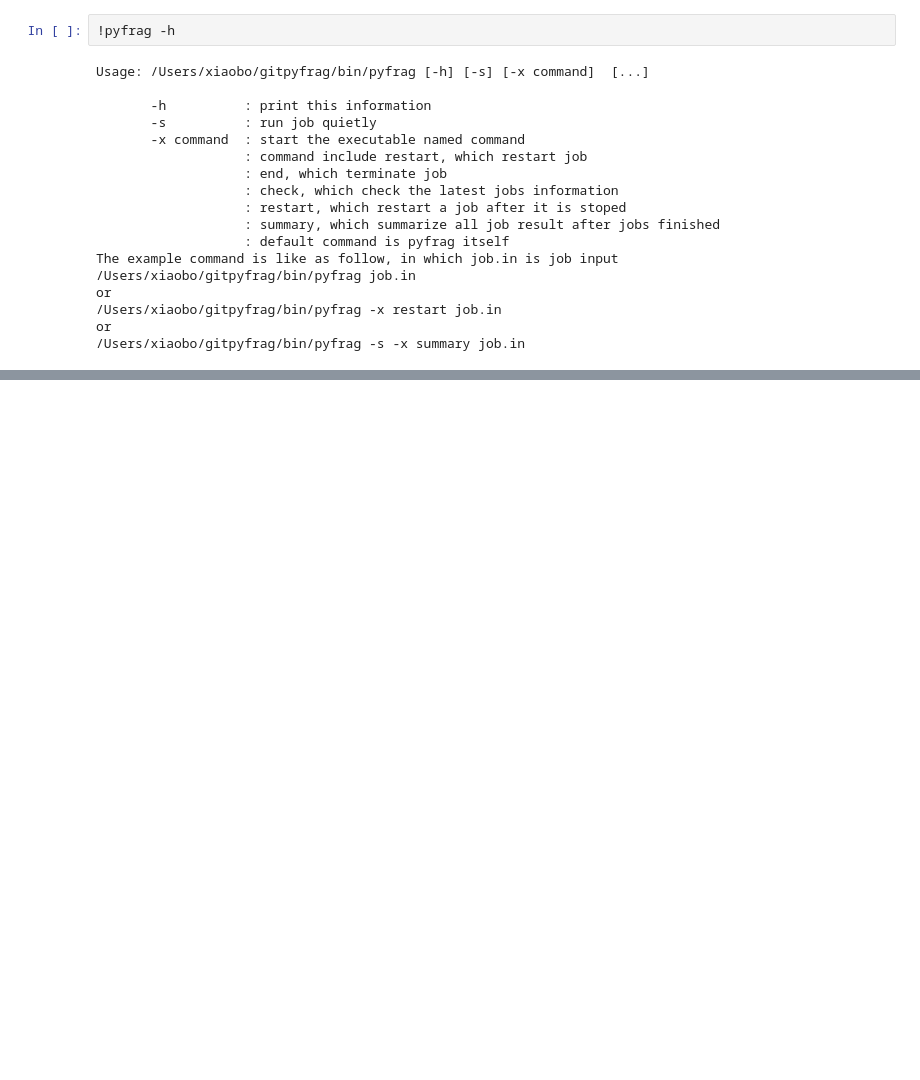
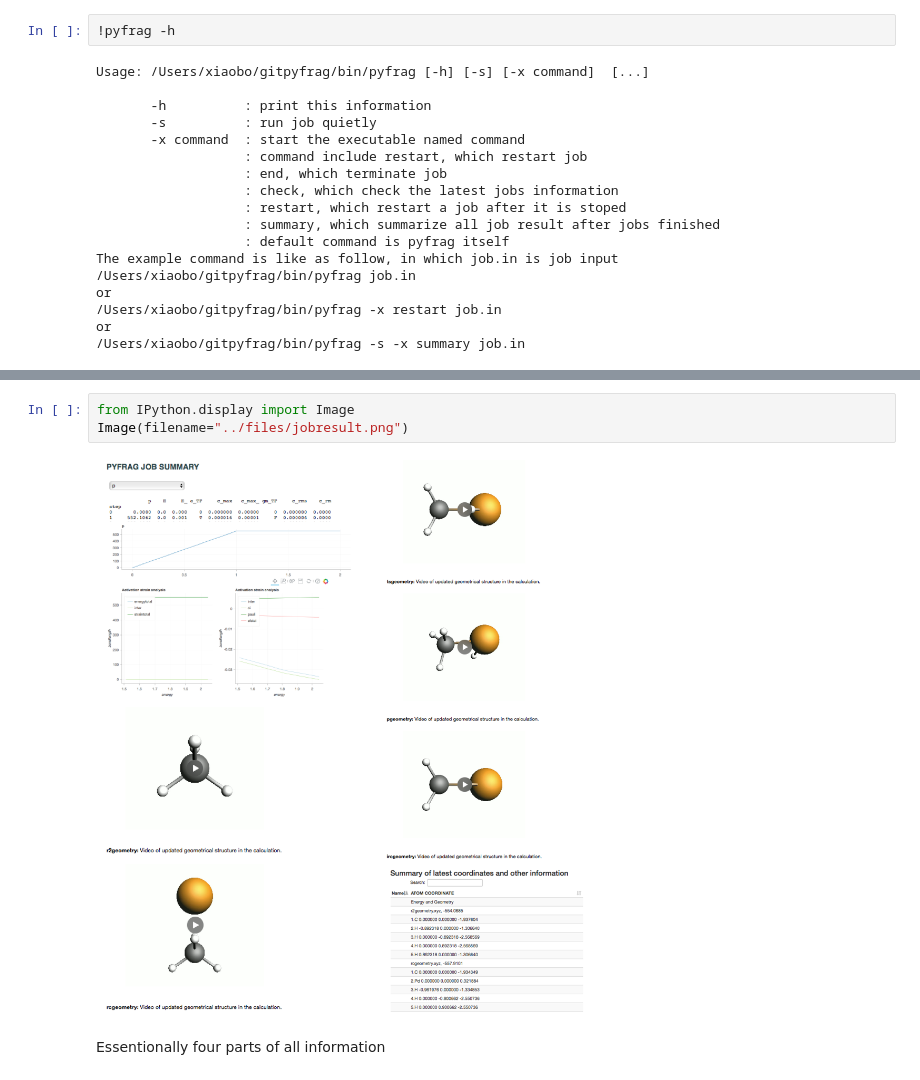
Before and after one commit to TheoChem-VU/PyFrag, a Jupyter notebook: docs/interactive_tutorial.ipynb, the cells around one changed output, grey strips where cells are left out. Cells and saved outputs as stored; diff of their text form; blank space fills up the shorter version.

```diff
--- a/docs/interactive_tutorial.ipynb
+++ b/docs/interactive_tutorial.ipynb
@@ -213,0 +272,7 @@ To run a job quietly, that is, job runs in the background, add -s flag, or it wi
+# %%
+from IPython.display import Image
+Image(filename="../files/jobresult.png")
+# %% [output]
+[figure, added]
+# %% [markdown]
+Essentionally four parts of all information
```
Also changed, not shown: parts of 9 cells of this notebook, 3 other files.
